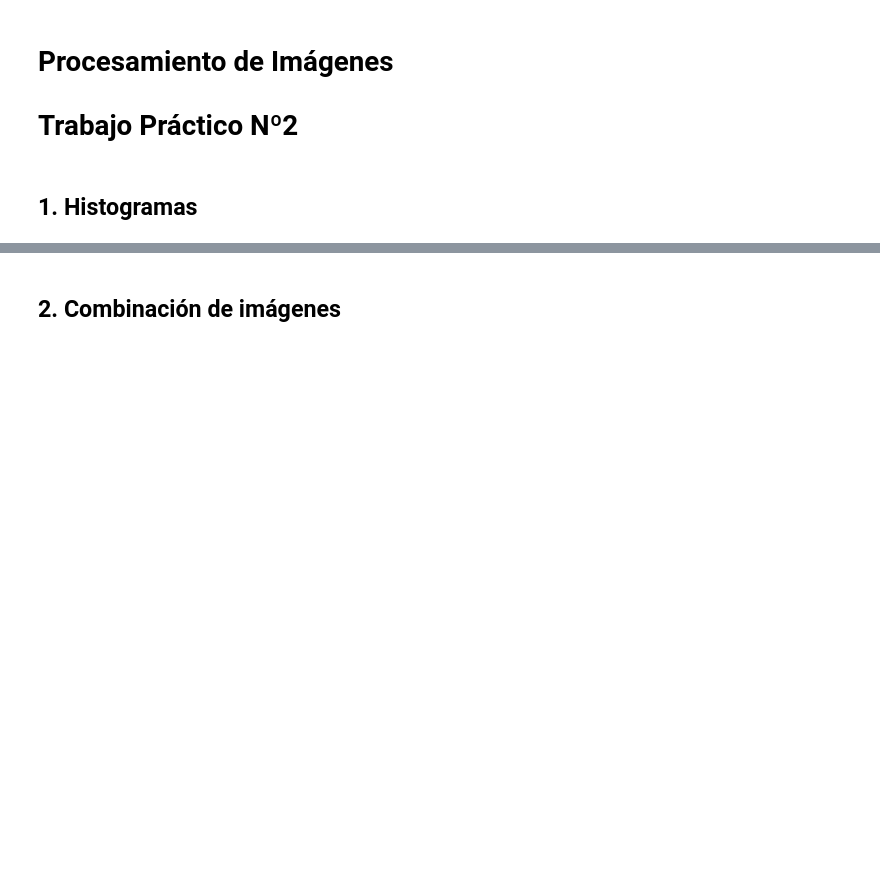
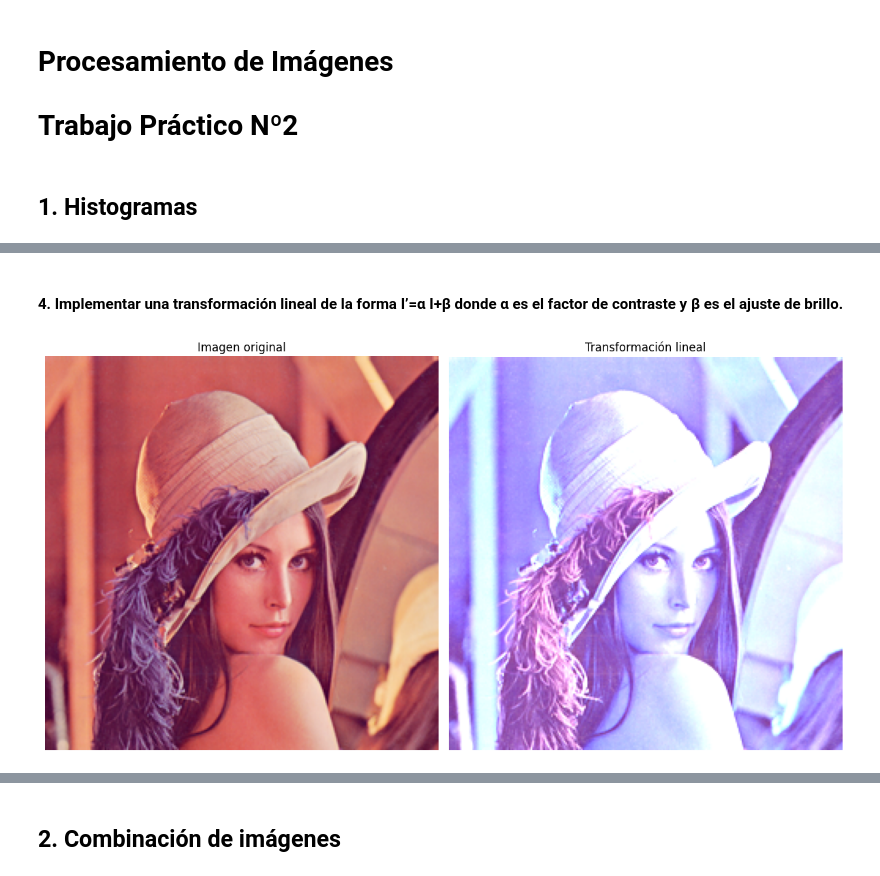
Before and after one commit to Yeu07/Image-Processing, a Jupyter notebook: TP2/TP2.ipynb, the cells around one changed output, grey strips where cells are left out. Saved outputs shown, nothing was run; the diff lists cells and outputs as text; code cells hidden in the pictures; blank space fills up the shorter version.

```diff
--- a/TP2/TP2.ipynb
+++ b/TP2/TP2.ipynb
@@ -10,0 +172,49 @@ import numpy as np
+# %% [markdown]
+#### 4. Implementar una transformación lineal de la forma I’=α I+β donde α es el factor de contraste y β es el ajuste de brillo.
+# %%
+# Usando opencv
+def apply_linear_transformation(image, contrast, brightness):
+    return cv2.convertScaleAbs(image, alpha=contrast, beta=brightness)
+
+# Desde cero
+def apply_linear_transformation_manual(image, contrast, brightness):
+    height, width = image.shape[:2]
+    channels = 1 if len(image.shape) == 2 else image.shape[2]
+
+    result = image.copy()
+
+    for y in range(height):
+        for x in range(width):
+            if channels == 1:
+                val = contrast * image[y, x] + brightness
+                result[y, x] = max(0, min(255, int(round(val))))
+
+            else:
+                for c in range(channels):
+                    val = contrast * image[y, x, c] + brightness
+                    result[y, x, c] = max(0, min(255, int(round(val))))
+    return result
+
+
+image_path = '../Images/Lenna.png'
+image = cv2.imread(image_path)
+image_rgb = cv2.cvtColor(image, cv2.COLOR_BGR2RGB)
+
+alpha, beta = 1.5, 50
+
+image_contrast_opencv = apply_linear_transformation(image, alpha, beta)
+image_contrast_manual = apply_linear_transformation_manual(image, alpha, beta)
+
+plt.figure(figsize=(12, 8))
+plt.subplot(1, 2, 1)
+plt.imshow(image_rgb)
+plt.title('Imagen original')
+plt.axis('off')
+plt.subplot(1, 2, 2)
+plt.imshow(image_contrast_manual)
+plt.title('Transformación lineal')
+plt.axis('off')
+plt.tight_layout()
+plt.show()
+# %% [output]
+[figure, added]
```
Also changed, not shown: parts of 12 cells of this notebook, 5 other files.
